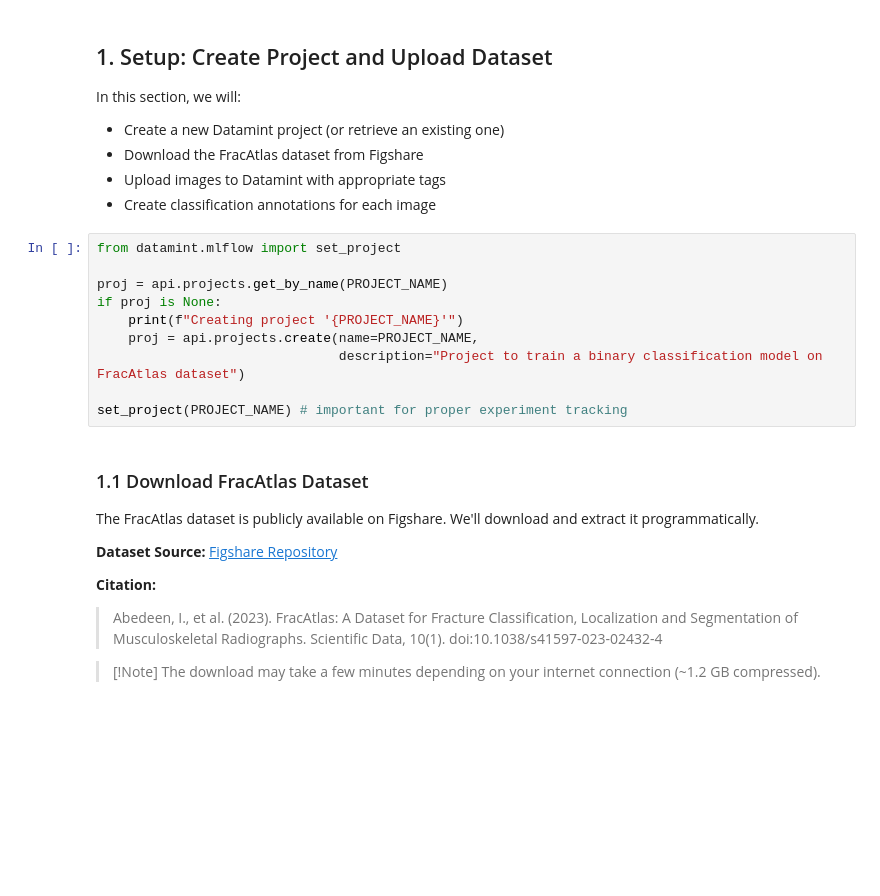
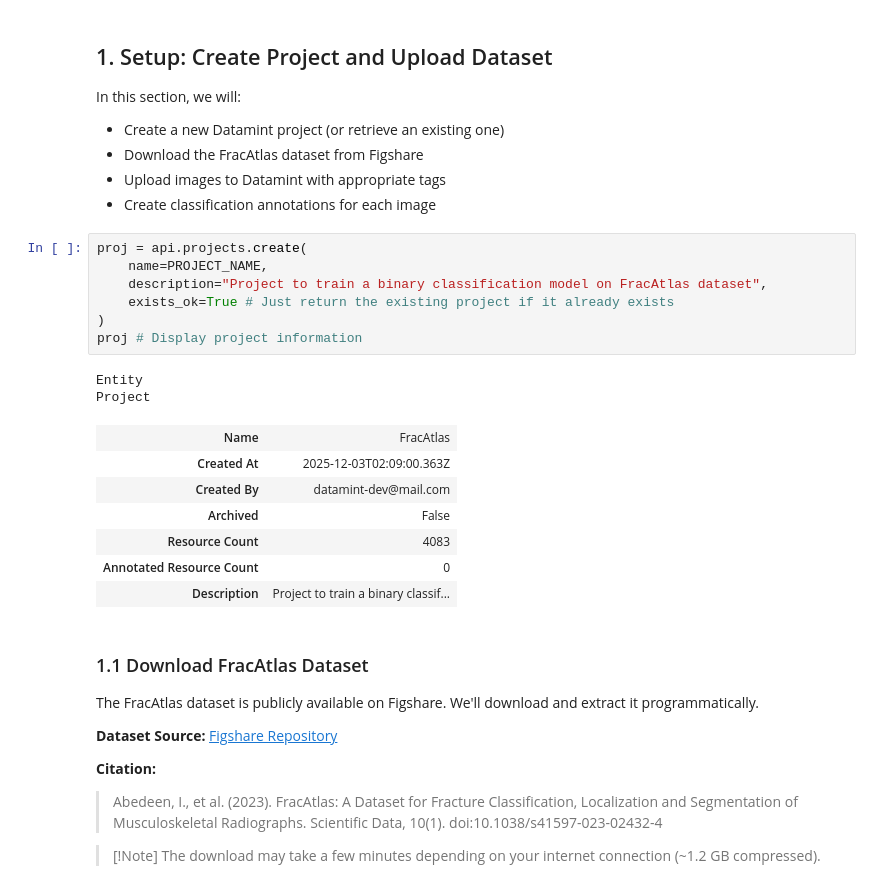
Before and after one commit to SonanceAI/datamint-python-api, a Jupyter notebook: notebooks/use_cases/fracatlas_classification.ipynb, the cells around one changed output. Cells and saved outputs as stored; diff of their text form; blank space fills up the shorter version.

```diff
--- a/notebooks/use_cases/fracatlas_classification.ipynb
+++ b/notebooks/use_cases/fracatlas_classification.ipynb
@@ -46,15 +46,22 @@ In this section, we will:
 - Upload images to Datamint with appropriate tags
 - Create classification annotations for each image
 # %%
-from datamint.mlflow import set_project
-
-proj = api.projects.get_by_name(PROJECT_NAME)
-if proj is None:
-    print(f"Creating project '{PROJECT_NAME}'")
-    proj = api.projects.create(name=PROJECT_NAME,
-                               description="Project to train a binary classification model on FracAtlas dataset")
-
-set_project(PROJECT_NAME) # important for proper experiment tracking
+proj = api.projects.create(
+    name=PROJECT_NAME,
+    description="Project to train a binary classification model on FracAtlas dataset",
+    exists_ok=True # Just return the existing project if it already exists
+)
+proj # Display project information
+# %% [output]
+Entity
+Project
+| Name | FracAtlas |
+| Created At | 2025-12-03T02:09:00.363Z |
+| Created By | datamint-dev@mail.com |
+| Archived | False |
+| Resource Count | 4083 |
+| Annotated Resource Count | 0 |
+| Description | Project to train a binary classif... |
 # %% [markdown]
 ### 1.1 Download FracAtlas Dataset
 
```
Also changed, not shown: parts of 8 cells of this notebook, 2 other files.
